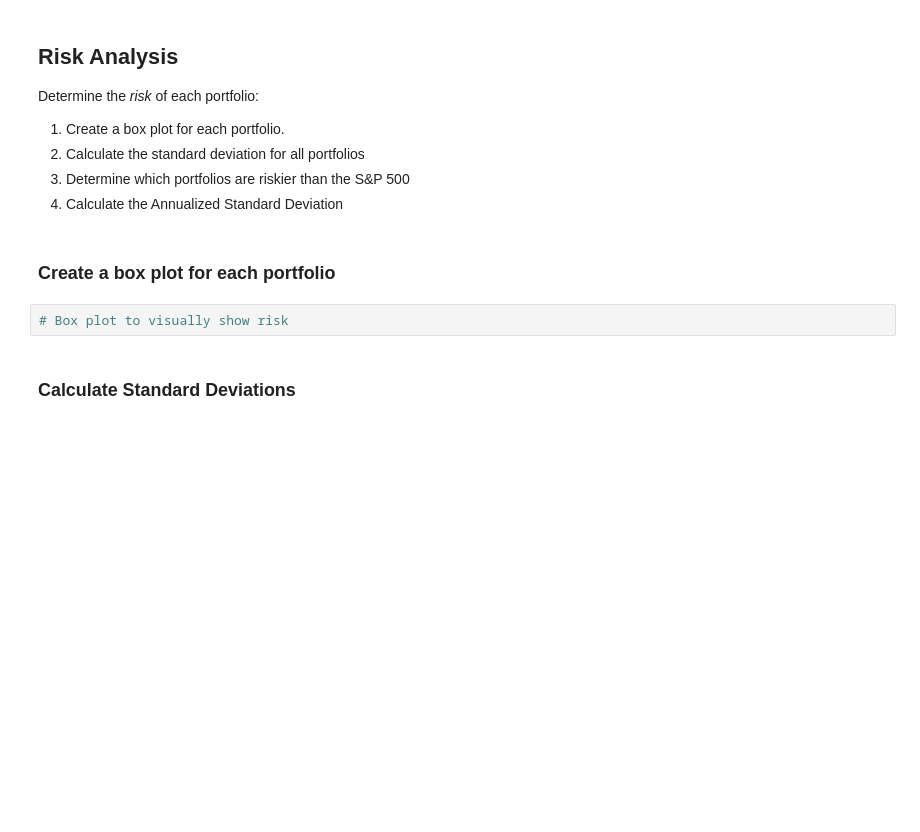
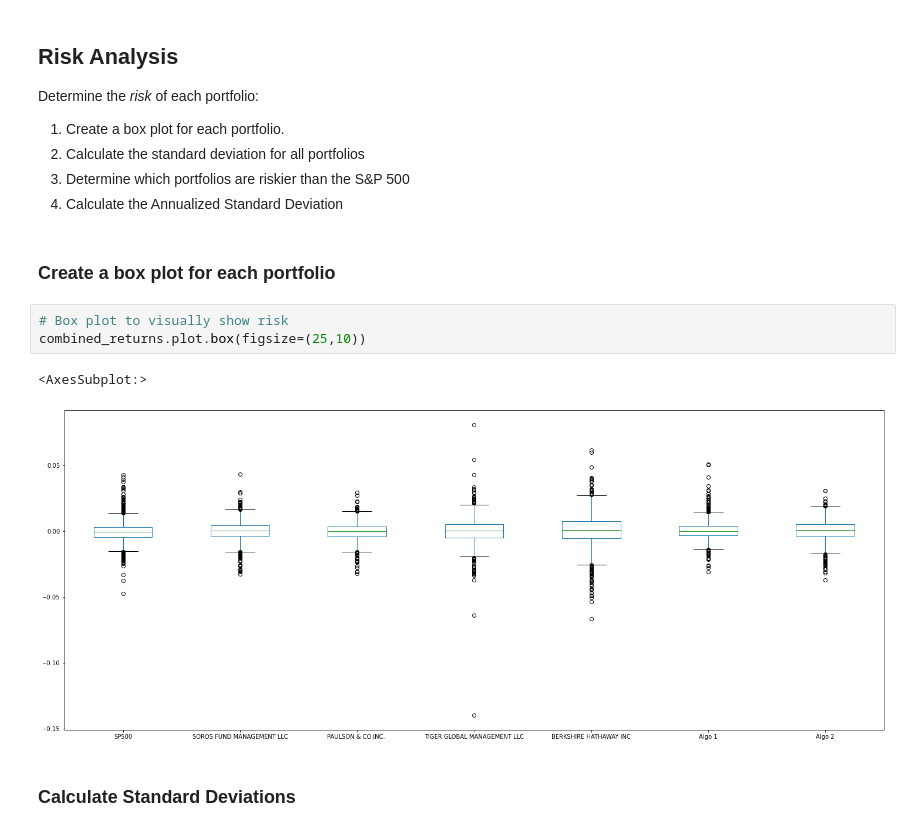
Before and after one commit to lloyd23/Python-Homework, a Jupyter notebook: Whale_Exercise/whale_analysis.ipynb, the cells around one changed output. Cells and saved outputs as stored; diff of their text form; blank space fills up the shorter version.

```diff
--- a/Whale_Exercise/whale_analysis.ipynb
+++ b/Whale_Exercise/whale_analysis.ipynb
@@ -289,6 +323,10 @@ Determine the _risk_ of each portfolio:
 ### Create a box plot for each portfolio
 # %%
 # Box plot to visually show risk
+combined_returns.plot.box(figsize=(25,10))
+# %% [output]
+<AxesSubplot:>
+[figure, added]
 # %% [markdown]
 ### Calculate Standard Deviations
 # %%
```
Also changed, not shown: parts of 42 cells of this notebook, 1 other file.
